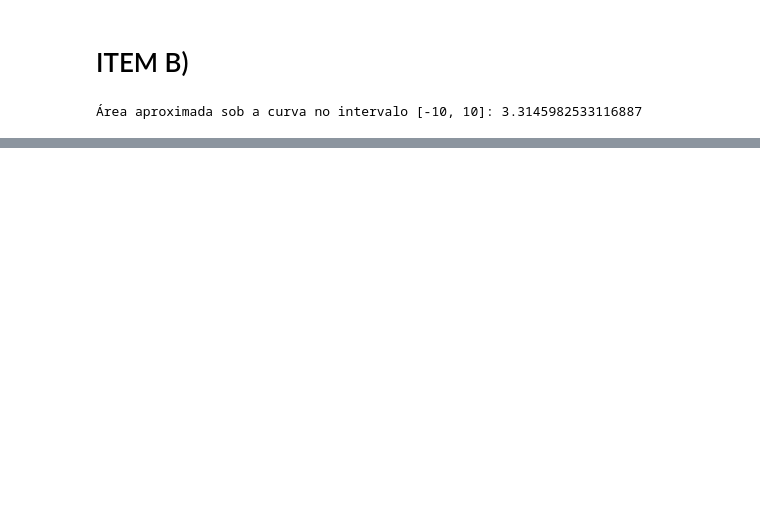
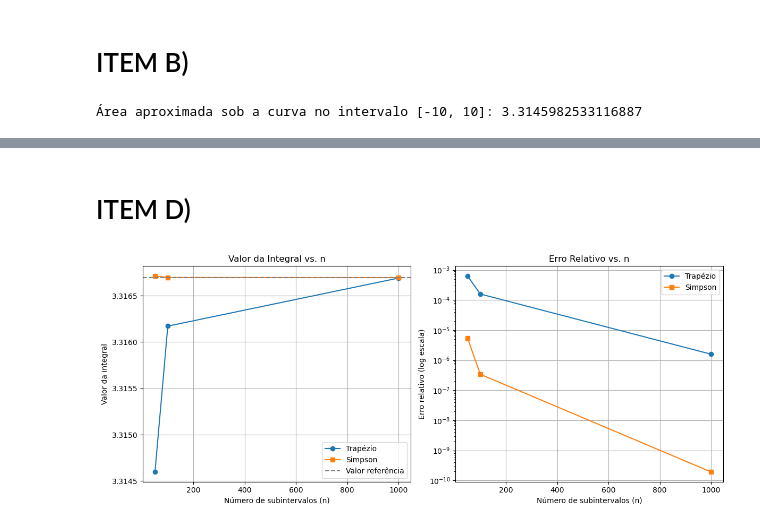
Before and after one commit to gustavo-ogimenes/AV7, a Jupyter notebook: questao_1.ipynb, the cells around one changed output, grey strips where cells are left out. Saved outputs shown, nothing was run; the diff lists cells and outputs as text; code cells hidden in the pictures; blank space fills up the shorter version.

```diff
--- a/questao_1.ipynb
+++ b/questao_1.ipynb
@@ -139,0 +239,77 @@ Para melhorar a precisão e validar o resultado, recomenda-se empregar métodos
+# %% [markdown]
+# ITEM D)
+# %%
+import numpy as np
+import matplotlib.pyplot as plt
+
+# Função f(x) = sin(x)/x com tratamento especial para x=0
+def f(x):
+    y = np.empty_like(x)
+    y[x == 0] = 1.0
+    y[x != 0] = np.sin(x[x != 0]) / x[x != 0]
+    return y
+
+# Intervalo
+a, b = -10, 10
+
+# Referência com alta precisão (Trapézio, n = 100000)
+n_ref = 100_000
+x_ref = np.linspace(a, b, n_ref + 1)
+y_ref = f(x_ref)
+h_ref = (b - a) / n_ref
+area_ref = h_ref * (0.5 * y_ref[0] + np.sum(y_ref[1:-1]) + 0.5 * y_ref[-1])
+
+# Valores de n para comparação
+n_values = [50, 100, 1000]
+
+# Listas para armazenar resultados
+trap_values = []
+simp_values = []
+trap_errors = []
+simp_errors = []
+
+for n in n_values:
+    x = np.linspace(a, b, n + 1)
+    y = f(x)
+    h = (b - a) / n
+
+    # Trapézio
+    area_trap = h * (0.5 * y[0] + np.sum(y[1:-1]) + 0.5 * y[-1])
+    trap_values.append(area_trap)
+    trap_errors.append(abs(area_trap - area_ref) / abs(area_ref))
+
+    # Simpson
+    # n precisa ser par, garantido pelos valores escolhidos
+    area_simp = (h / 3) * (y[0] + 4 * np.sum(y[1:-1:2]) + 2 * np.sum(y[2:-1:2]) + y[-1])
+    simp_values.append(area_simp)
+    simp_errors.append(abs(area_simp - area_ref) / abs(area_ref))
+
+# Plotagem
+plt.figure(figsize=(12, 5))
+
+# Plot dos valores aproximados
+plt.subplot(1, 2, 1)
+plt.plot(n_values, trap_values, 'o-', label='Trapézio')
+plt.plot(n_values, simp_values, 's-', label='Simpson')
+plt.axhline(area_ref, color='gray', linestyle='--', label='Valor referência')
+plt.xlabel('Número de subintervalos (n)')
+plt.ylabel('Valor da integral')
+plt.title('Valor da Integral vs. n')
+plt.legend()
+plt.grid(True)
+
+# Plot do erro relativo (log scale)
+plt.subplot(1, 2, 2)
+plt.plot(n_values, trap_errors, 'o-', label='Trapézio')
+plt.plot(n_values, simp_errors, 's-', label='Simpson')
+plt.yscale('log')
+plt.xlabel('Número de subintervalos (n)')
+plt.ylabel('Erro relativo (log escala)')
+plt.title('Erro Relativo vs. n')
+plt.legend()
+plt.grid(True)
+
+plt.tight_layout()
+plt.show()
+# %% [output]
+[figure, added]
```
Also changed, not shown: parts of 11 cells of this notebook, 1 other file.
